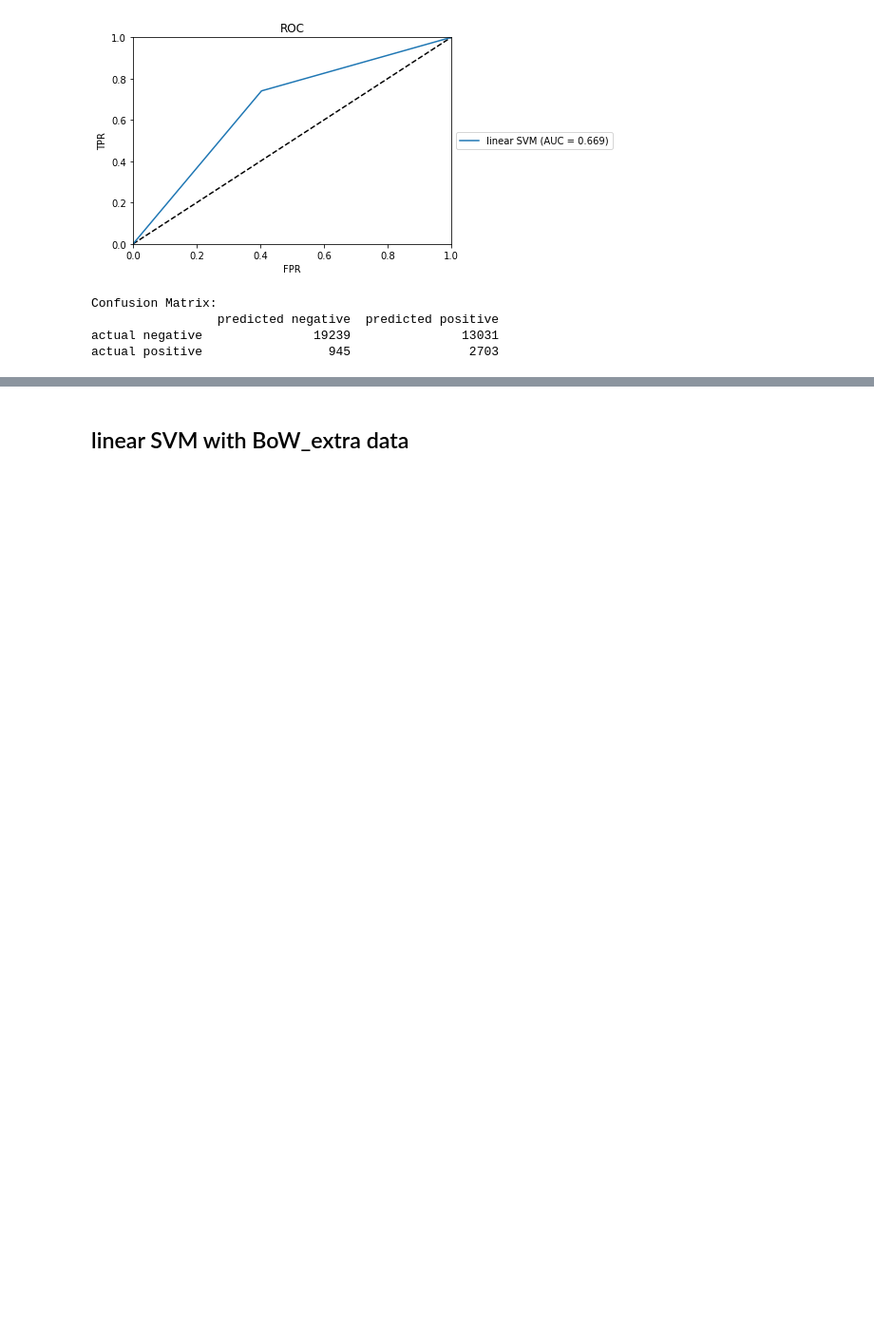
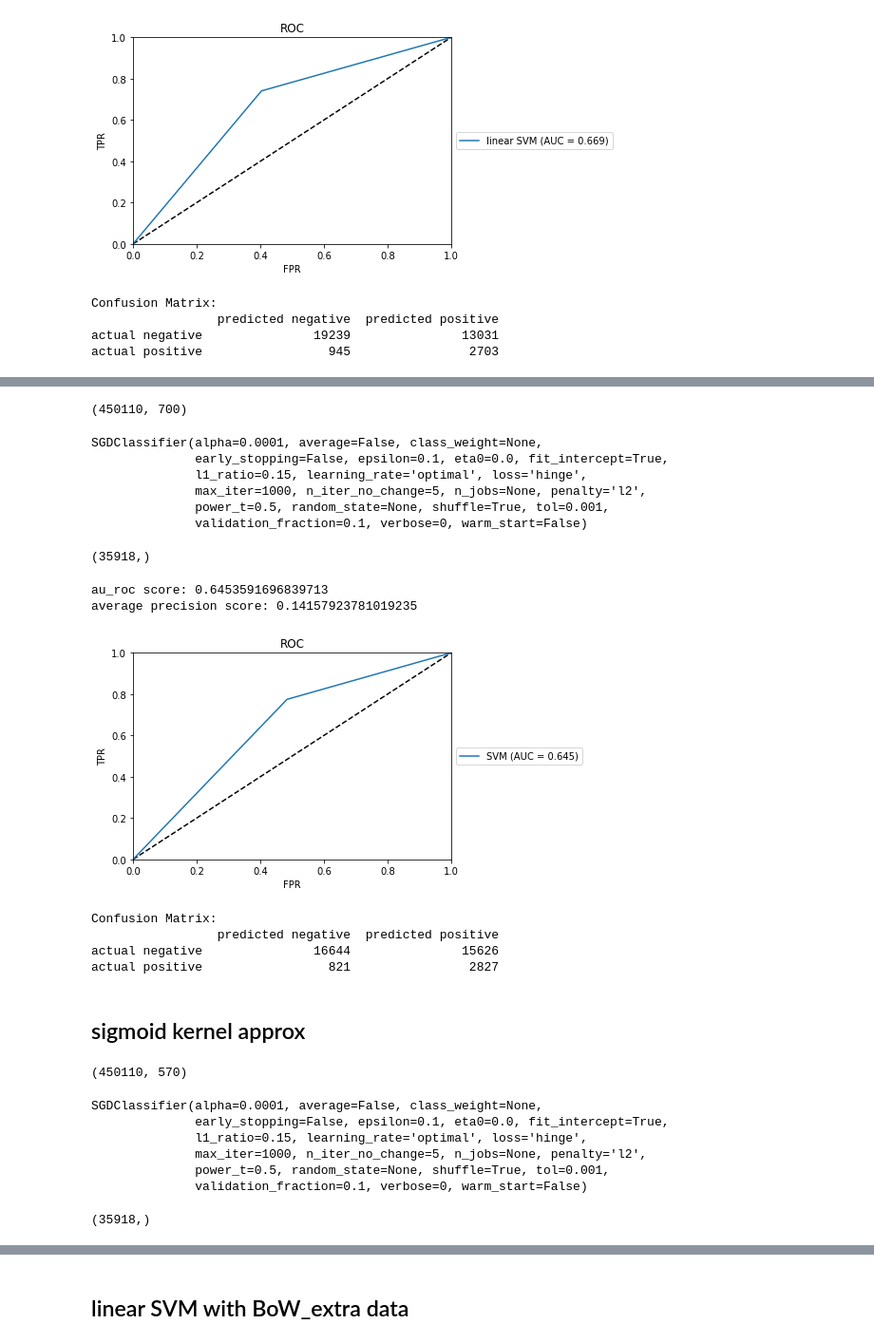
Before and after one commit to cc6580/DSGA1003_Proj, a Jupyter notebook: cc_SVM.ipynb, the cells around one changed output, grey strips where cells are left out. Shown: that part at 95% size. Drawn from its saved outputs; the diff is of its cells as text; code cells hidden in the pictures; blank space fills up the shorter version.

Commit message:
added single implementation of kernelized SVM

```diff
--- a/cc_SVM.ipynb
+++ b/cc_SVM.ipynb
@@ -423,0 +438,47 @@ Let's try kernels first
+# %%
+# initialize kernel object for use
+rbf_kernel = Nystroem(kernel = 'rbf',
+                      random_state=1,
+                      gamma = 1,
+                      n_components=700)
+# %%
+# kernel transform our input data, so for both train and validation
+tfidf_train_X_extra_rbf = rbf_kernel.fit_transform(tfidf_train_X_extra)
+tfidf_val_X_extra_rbf = rbf_kernel.transform(tfidf_val_X_extra)
+# %%
+tfidf_train_X_extra_rbf.shape
+# %% [output]
+(450110, 700)
+# %%
+# create SGDclassifier object
+sgd = SGDClassifier()
+
+# fit the model to our training data
+sgd.fit(tfidf_train_X_extra_rbf, train_y_ros_arr)
+# %% [output]
+SGDClassifier(alpha=0.0001, average=False, class_weight=None,
+              early_stopping=False, epsilon=0.1, eta0=0.0, fit_intercept=True,
+              l1_ratio=0.15, learning_rate='optimal', loss='hinge',
+              max_iter=1000, n_iter_no_change=5, n_jobs=None, penalty='l2',
+              power_t=0.5, random_state=None, shuffle=True, tol=0.001,
+              validation_fraction=0.1, verbose=0, warm_start=False)
+# %%
+# predict the labels for our validation set
+val_pred = sgd.predict(tfidf_val_X_extra_rbf)
+# this returns a ndarray of shape (n_samples, )
+# %%
+val_pred.shape
+# %% [output]
+(35918,)
+# %%
+get_results(val_y_arr, val_pred)
+# %% [output]
+au_roc score: 0.6453591696839713
+average precision score: 0.14157923781019235
+[figure, added]
+Confusion Matrix:
+                 predicted negative  predicted positive
+actual negative               16644               15626
+actual positive                 821                2827
+# %% [markdown]
+## sigmoid kernel approx
@@ -423,0 +495,17 @@ Let's try kernels first
+# %%
+tfidf_train_X_extra_sig.shape
+# %% [output]
+(450110, 570)
+# %%
+# create SGDclassifier object
+sgd = SGDClassifier()
+
+# fit the model to our training data
+sgd.fit(tfidf_train_X_extra_sig, train_y_ros_arr)
+# %% [output]
+SGDClassifier(alpha=0.0001, average=False, class_weight=None,
+              early_stopping=False, epsilon=0.1, eta0=0.0, fit_intercept=True,
+              l1_ratio=0.15, learning_rate='optimal', loss='hinge',
+              max_iter=1000, n_iter_no_change=5, n_jobs=None, penalty='l2',
+              power_t=0.5, random_state=None, shuffle=True, tol=0.001,
+              validation_fraction=0.1, verbose=0, warm_start=False)
@@ -423,0 +516,4 @@ Let's try kernels first
+# %%
+val_pred.shape
+# %% [output]
+(35918,)
```
Also changed, not shown: parts of 73 cells of this notebook.
